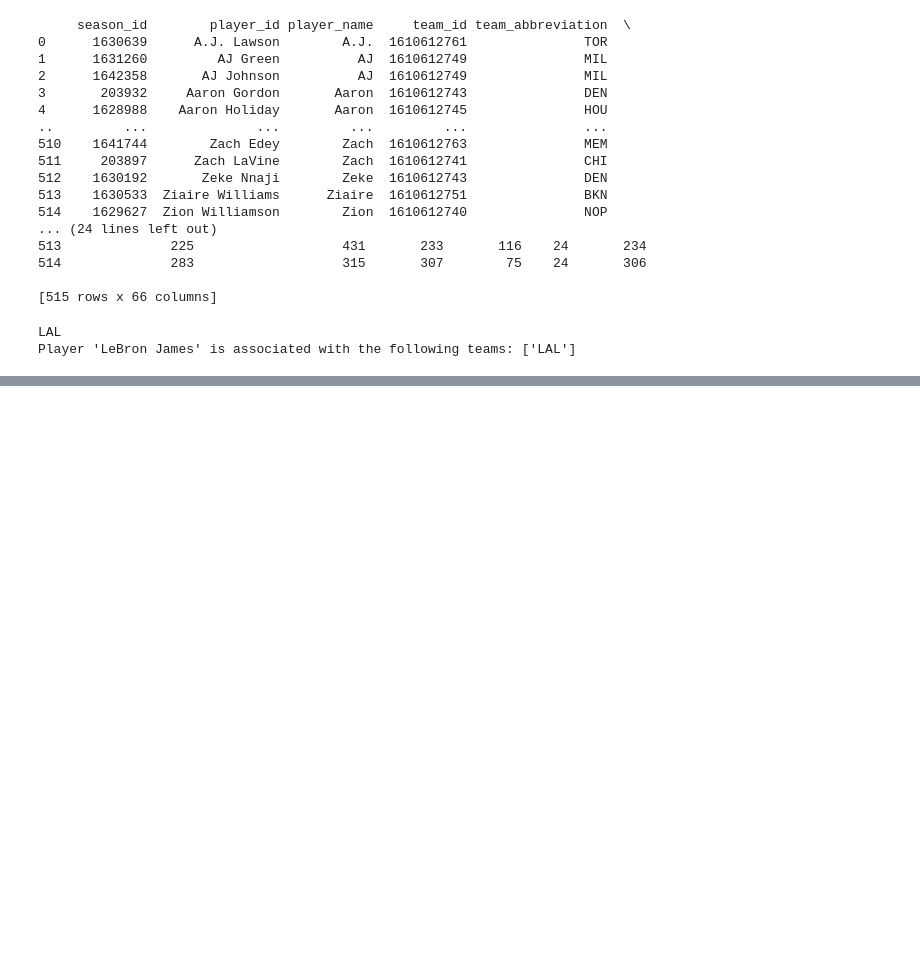
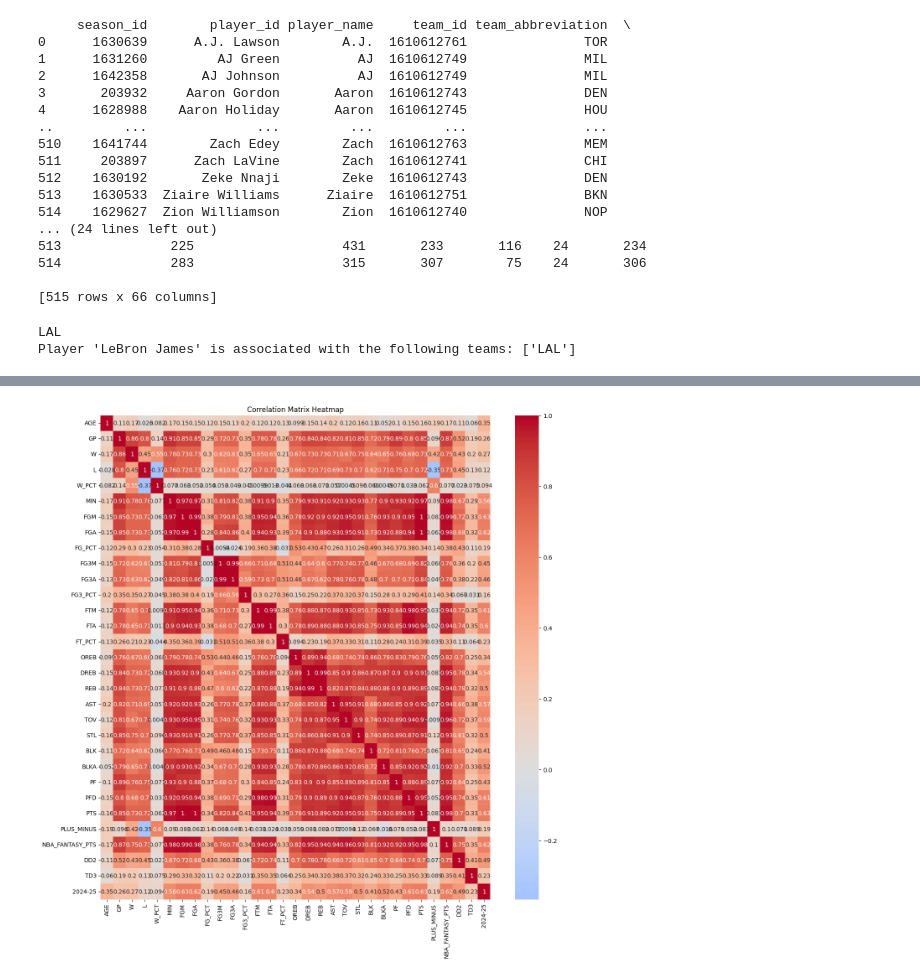
Before and after one commit to amanster22/PlayerGaugeAI, a Jupyter notebook: backend/test.ipynb, the cells around one changed output, grey strips where cells are left out. Cells and saved outputs as stored; diff of their text form; code cells hidden in the pictures; blank space fills up the shorter version.

```diff
--- a/backend/test.ipynb
+++ b/backend/test.ipynb
@@ -377,0 +299,20 @@ df[['PLAYER_NAME', 'old']]
+# %%
+import pandas as pd
+import seaborn as sns
+import matplotlib.pyplot as plt
+df = pd.read_csv('merged.csv')
+df['2024-25'] = df['2024-25'].str.replace('[\$,]', '', regex=True).str.strip()
+df['2024-25'] = df['2024-25'].astype(float)
+df.head()
+num_columns = ['AGE', 'GP', 'W', 'L', 'W_PCT', 'MIN', 'FGM', 'FGA', 'FG_PCT', 'FG3M',
+       'FG3A', 'FG3_PCT', 'FTM', 'FTA', 'FT_PCT', 'OREB', 'DREB', 'REB', 'AST',
+       'TOV', 'STL', 'BLK', 'BLKA', 'PF', 'PFD', 'PTS', 'PLUS_MINUS',
+       'NBA_FANTASY_PTS', 'DD2', 'TD3', '2024-25']
+
+corr = df[num_columns].corr(method = 'spearman')
+plt.figure(figsize=(15,15))
+sns.heatmap(corr, annot=True, cmap='coolwarm', center=0)
+plt.title('Correlation Matrix Heatmap')
+plt.show()
+# %% [output]
+[figure, added]
```
Also changed, not shown: parts of 5 cells of this notebook, 33 other files.
